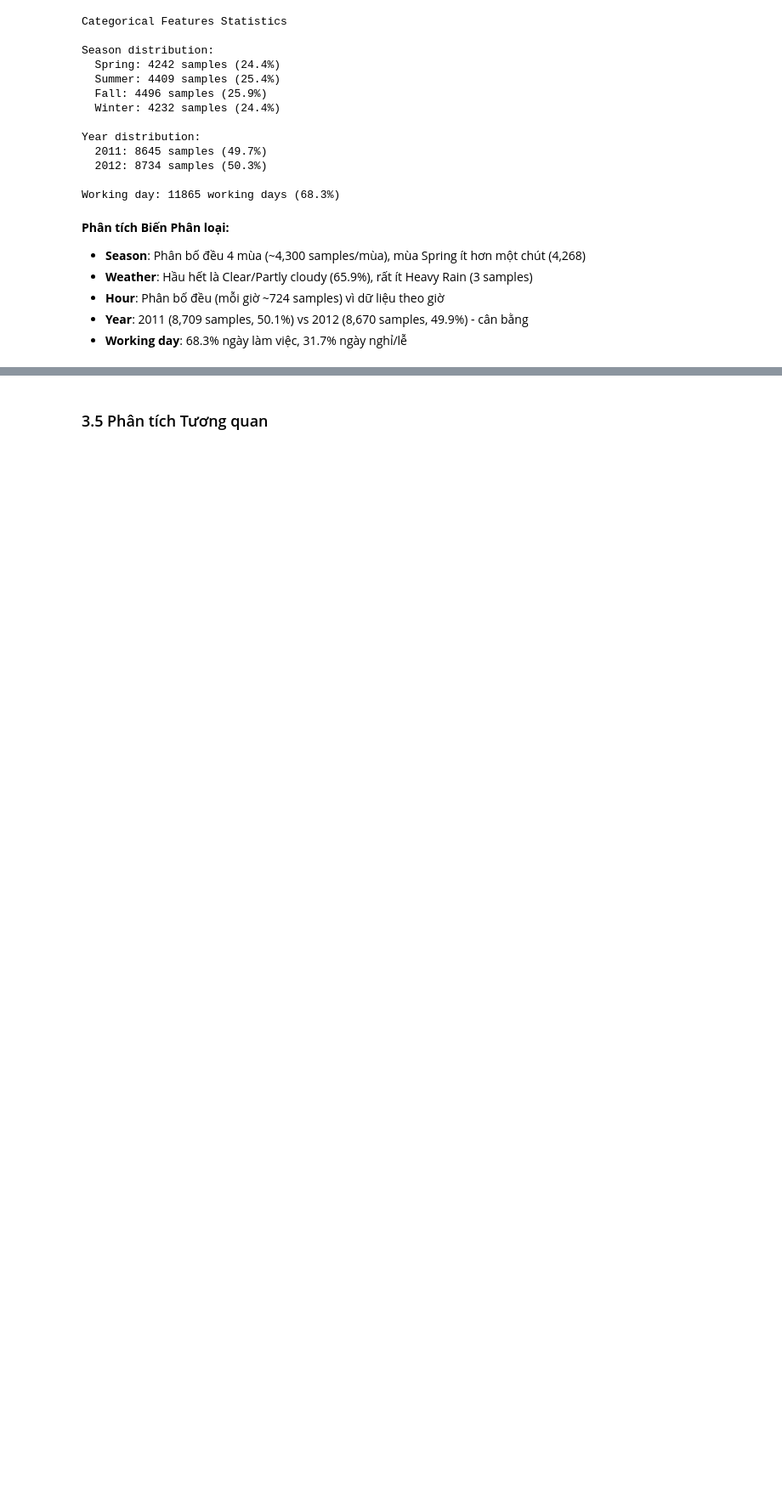
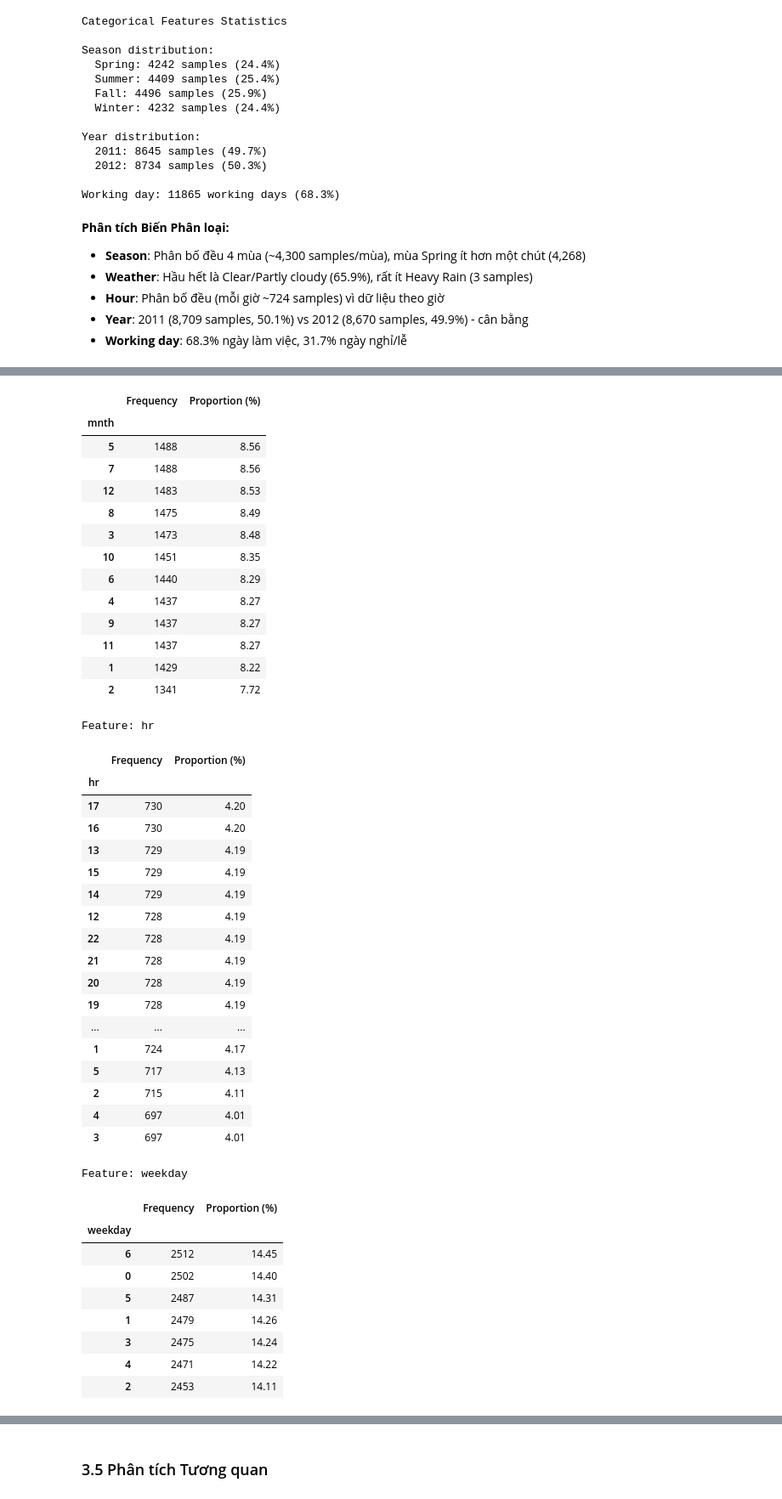
Before and after one commit to nh-atuan/supervised-learning-project, a Jupyter notebook: code/Part1_Regression/data/01_eda.ipynb, the cells around one changed output, grey strips where cells are left out. Shown at 85% size. Drawn from its saved outputs; the diff is of its cells as text; code cells hidden in the pictures; blank space fills up the shorter version.

```diff
--- a/code/Part1_Regression/data/01_eda.ipynb
+++ b/code/Part1_Regression/data/01_eda.ipynb
@@ -548,3 +539,14 @@ Working day: 11865 working days (68.3%)
 - **Hour**: Phân bố đều (mỗi giờ ~724 samples) vì dữ liệu theo giờ
 - **Year**: 2011 (8,709 samples, 50.1%) vs 2012 (8,670 samples, 49.9%) - cân bằng
 - **Working day**: 68.3% ngày làm việc, 31.7% ngày nghỉ/lễ
+# %%
+# Detailed statistics for categorical features (freq, proportions)
+print("Detailed frequency and proportions of categorical variables:\n")
+for col in VARS_CATEGORICAL + VARS_BINARY:
+    freq = df[col].value_counts()
+    prop = df[col].value_counts(normalize=True) * 100
+    stats_df = pd.DataFrame({'Frequency': freq, 'Proportion (%)': prop})
+    print(f"Feature: {col}")
+    display(stats_df.round(2))
+    print("\n")
+# %% [output]
@@ -550,0 +563,43 @@ Working day: 11865 working days (68.3%)
+|  | Frequency | Proportion (%) |
+| mnth |  |  |
+| 5 | 1488 | 8.56 |
+| 7 | 1488 | 8.56 |
+| 12 | 1483 | 8.53 |
+| 8 | 1475 | 8.49 |
+| 3 | 1473 | 8.48 |
+| 10 | 1451 | 8.35 |
+| 6 | 1440 | 8.29 |
+| 4 | 1437 | 8.27 |
+| 9 | 1437 | 8.27 |
+| 11 | 1437 | 8.27 |
+| 1 | 1429 | 8.22 |
+| 2 | 1341 | 7.72 |
+Feature: hr
+|  | Frequency | Proportion (%) |
+| hr |  |  |
+| 17 | 730 | 4.20 |
+| 16 | 730 | 4.20 |
+| 13 | 729 | 4.19 |
+| 15 | 729 | 4.19 |
+| 14 | 729 | 4.19 |
+| 12 | 728 | 4.19 |
+| 22 | 728 | 4.19 |
+| 21 | 728 | 4.19 |
+| 20 | 728 | 4.19 |
+| 19 | 728 | 4.19 |
+| ... | ... | ... |
+| 1 | 724 | 4.17 |
+| 5 | 717 | 4.13 |
+| 2 | 715 | 4.11 |
+| 4 | 697 | 4.01 |
+| 3 | 697 | 4.01 |
+Feature: weekday
+|  | Frequency | Proportion (%) |
+| weekday |  |  |
+| 6 | 2512 | 14.45 |
+| 0 | 2502 | 14.40 |
+| 5 | 2487 | 14.31 |
+| 1 | 2479 | 14.26 |
+| 3 | 2475 | 14.24 |
+| 4 | 2471 | 14.22 |
+| 2 | 2453 | 14.11 |
```
Also changed, not shown: parts of 12 cells of this notebook, 2 other files.
